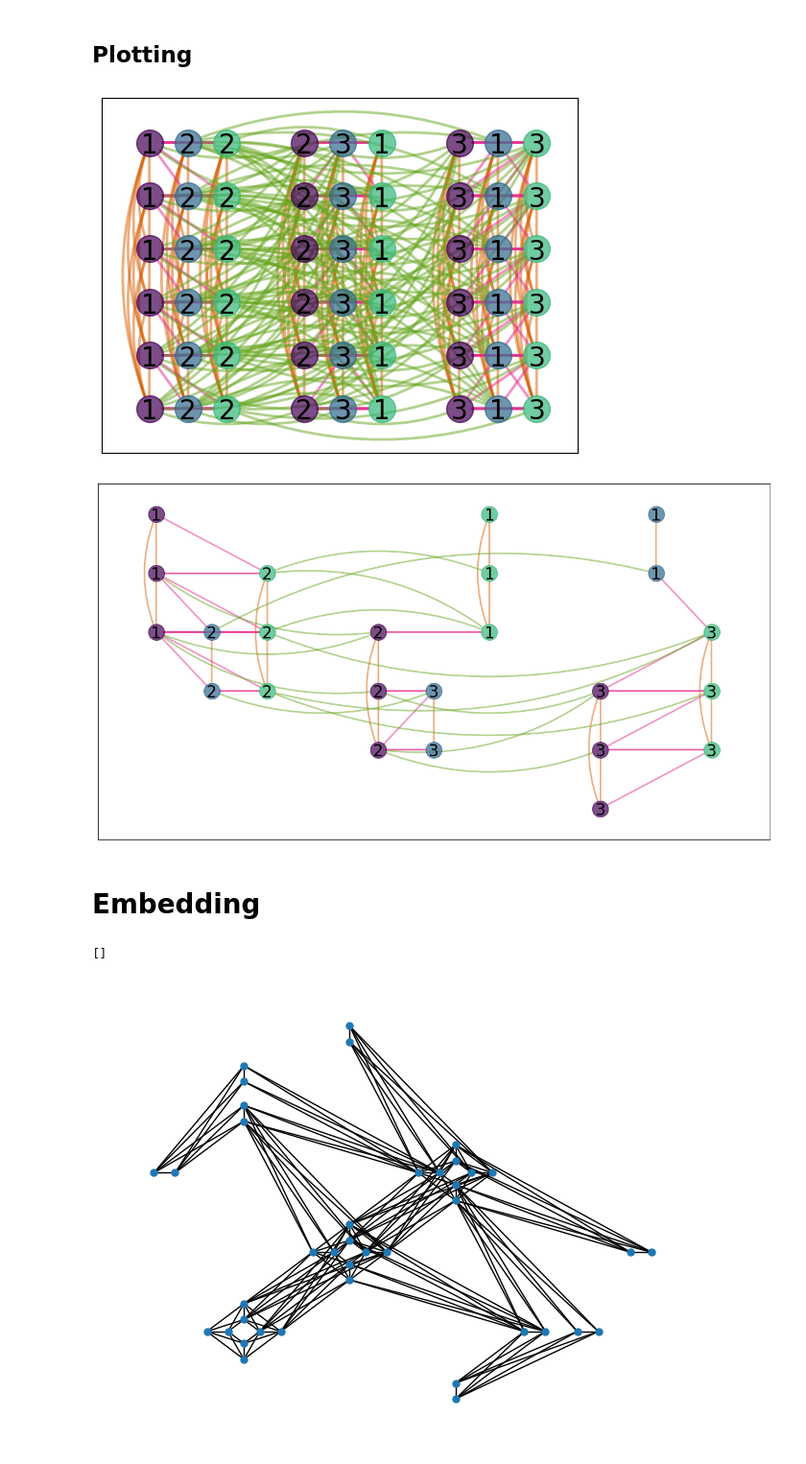
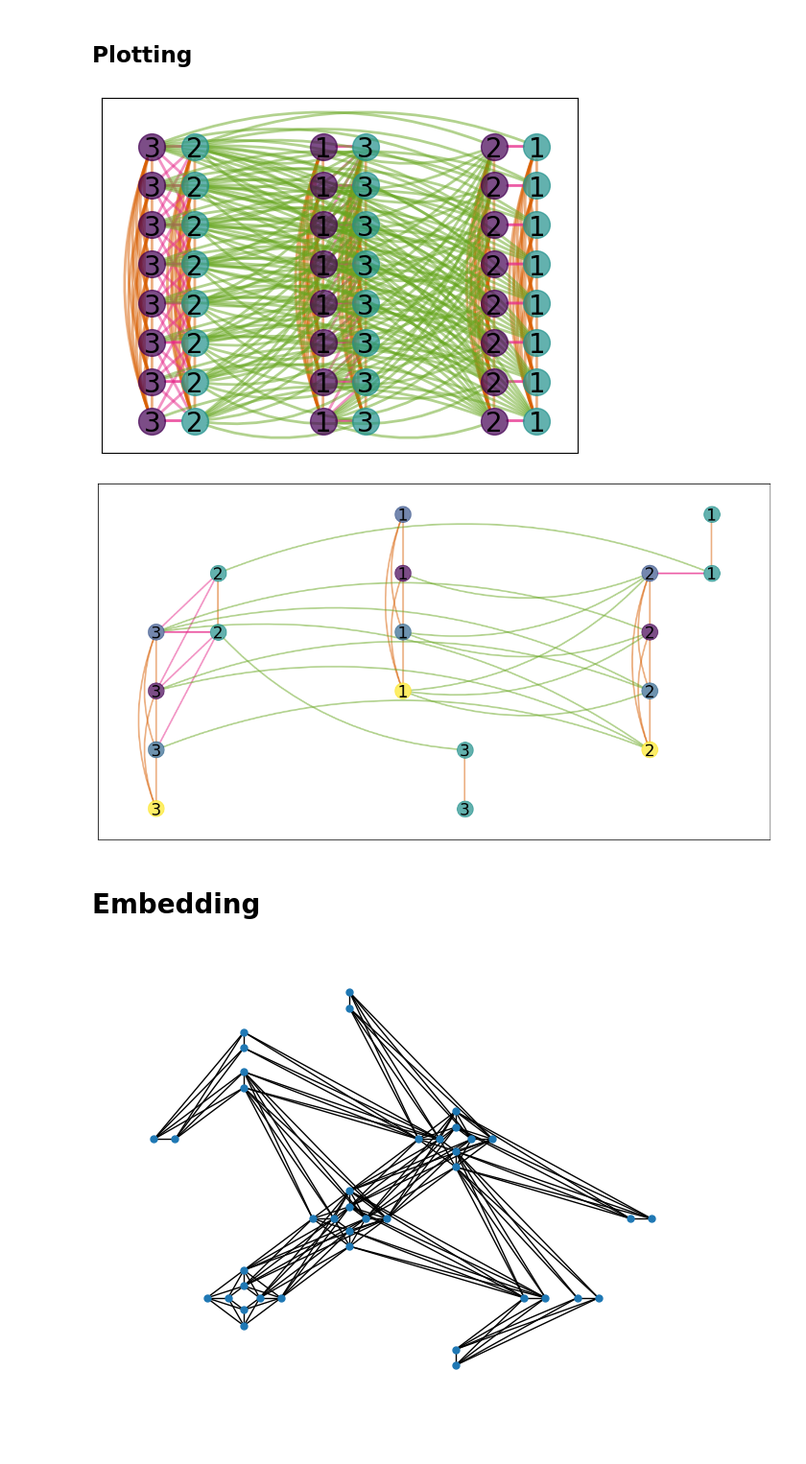
Before and after one commit to AndreaDiTrani/Quantum-Optimization-internship, a Jupyter notebook: graph.ipynb, the cells around one changed output. Shown at 96% size. Saved outputs shown, nothing was run; the diff lists cells and outputs as text; code cells hidden in the pictures.

Commit message:
Model optimization (correctness of the solutions has to be verified)
Solution visualization prototype

```diff
--- a/graph.ipynb
+++ b/graph.ipynb
@@ -361,8 +358,8 @@ instance
 # %%
 n_jobs = 2
-n_machines = 2
-max_duration = 2
-timespan = 4
+n_machines = 3
+max_duration = 3
+timespan = 8
 
 instance = generate_random_instance(n_machines, n_jobs, max_duration, timespan)
 instance
@@ -412,38 +409,33 @@ nx.draw_networkx_edges(graph, pos_dict, node_size=node_size, edgelist=oo_straigh
 
 plt.show()
 # %% [output]
-[figure, old version]
+[figure, new version]
 # %%
 #PRUNED GRAPH PLOTTING
 
 plt.figure(figsize=(15,8))
 for job in task_groups2:
     for i,task in enumerate(task_groups2[job]):
         nx.draw_networkx_nodes(graph2, pos_dict2, node_size=node_size, nodelist=task, node_color=cmap_nodes(job/len(task_groups)), alpha=node_alpha)
 
         labels = dict(zip(task, [str(i+1) for j in range(len(task))]))
-        nx.draw_networkx_labels(graph, pos_dict2, labels, font_size=20, verticalalignment='center_baseline')
+        nx.draw_networkx_labels(graph2, pos_dict2, labels, font_size=20, verticalalignment='center_baseline')
 
 nx.draw_networkx_edges(graph2, pos_dict2, node_size=node_size, edgelist=edge_groups2[0], arrows=True, connectionstyle="arc3,rad=0.2", width=linewidth, alpha=edge_alpha, edge_color=cmap_edges(0.2))
 nx.draw_networkx_edges(graph2, pos_dict2, node_size=node_size, edgelist=edge_groups2[1], arrows=True, connectionstyle="arc3", width=linewidth, alpha=edge_alpha, edge_color=cmap_edges(0.2))
 nx.draw_networkx_edges(graph2, pos_dict2, node_size=node_size, edgelist=edge_groups2[2], arrows=True, connectionstyle="arc3", width=linewidth, alpha=edge_alpha, edge_color=cmap_edges(0.4))
 nx.draw_networkx_edges(graph2, pos_dict2, node_size=node_size, edgelist=edge_groups2[3], arrows=True, connectionstyle="arc3,rad=0.2", width=linewidth, alpha=edge_alpha, edge_color=cmap_edges(0.6))
 
 
 plt.show()
 # %% [output]
-[figure, old version]
+[figure, new version]
 # %% [markdown]
 # Embedding
 # %%
 #TARGET GRAPH
 
 target = dnx.pegasus_graph(2)
-# %%
-chains = nx.all_simple_paths(target,2,4,3)
-list(chains)
-# %% [output]
-[]
 # %%
 dnx.draw_pegasus(target, node_size=25, crosses=True)
 # %% [output]
```
Also changed, not shown: parts of 30 cells of this notebook.
